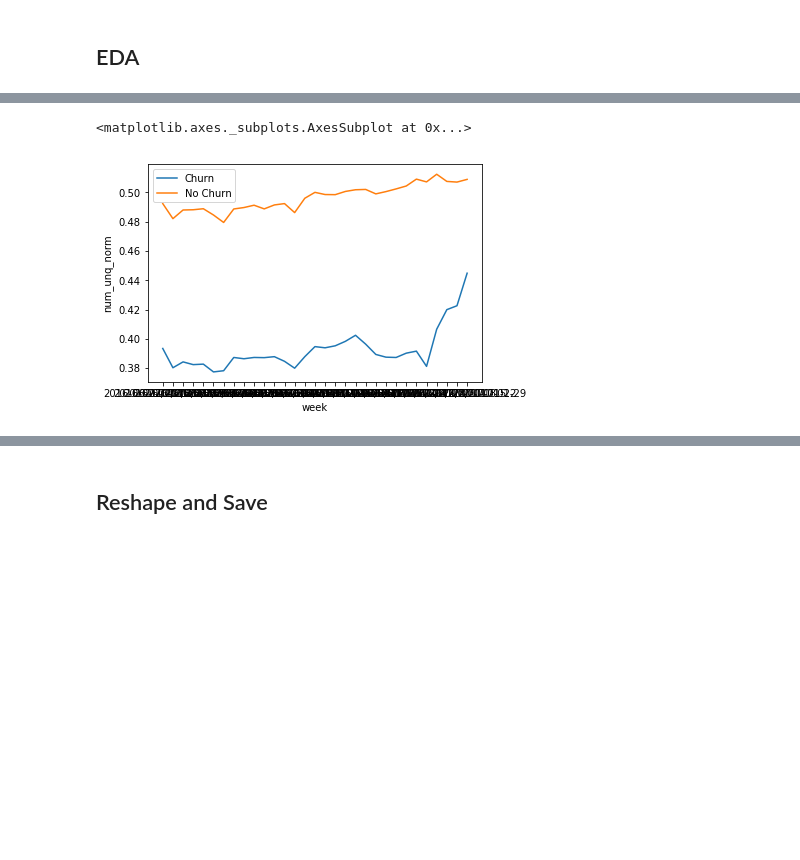
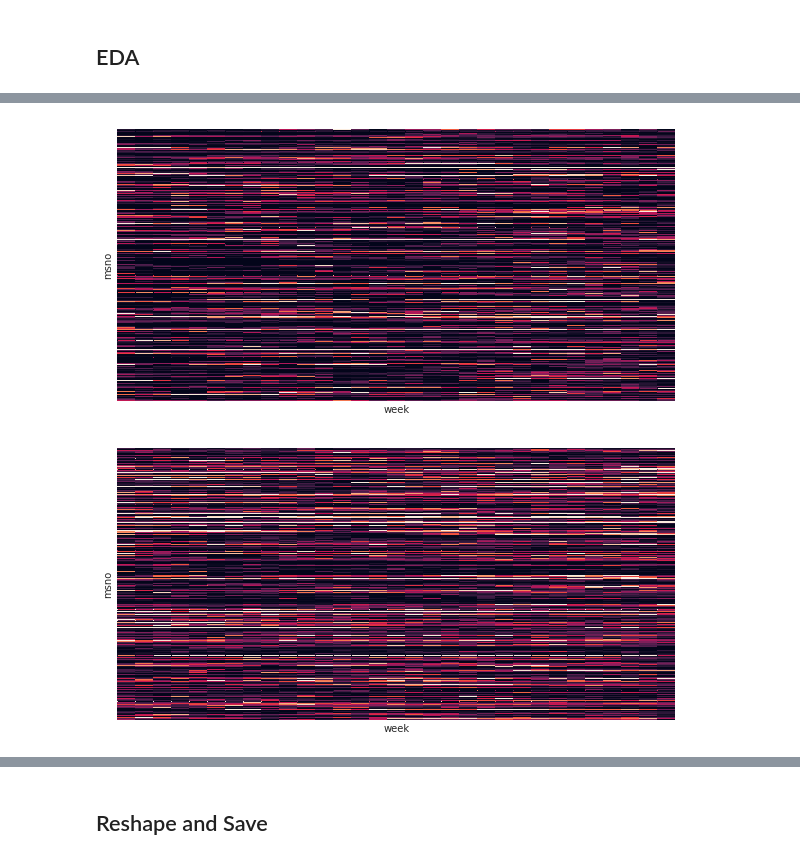
Before and after one commit to adamribaudo/ds5500-capstone, a Jupyter notebook: Preprocess/User_Log_Transform.ipynb, the cells around one changed output, grey strips where cells are left out. Drawn from its saved outputs; the diff is of its cells as text; code cells hidden in the pictures; blank space fills up the shorter version.

```diff
--- a/Preprocess/User_Log_Transform.ipynb
+++ b/Preprocess/User_Log_Transform.ipynb
@@ -213,33 +184,21 @@ padded_df.head()
-# %%
-padded_df_labeled = padded_df.merge(right=y,how="left",on="msno")
-padded_df_labeled.drop(['num_25_norm', 'num_50_norm', 'num_75_norm',
-       'num_985_norm', 'num_100_norm', 'total_secs_norm'],inplace=True,axis=1)
-padded_df_churn = padded_df_labeled[padded_df_labeled["is_churn"] == 1]
-padded_df_no_churn = padded_df_labeled[padded_df_labeled["is_churn"] == 0]
-mean_churn_by_date = padded_df_churn.drop(["is_churn","msno"],axis=1).groupby(['week']).mean().reset_index()
-mean_no_churn_by_date = padded_df_no_churn.drop(["is_churn","msno"],axis=1).groupby(['week']).mean().reset_index()
-#mean_churn_by_date["num_unq_norm_centered"] = mean_churn_by_date.num_unq_norm - mean_churn_by_date.num_unq_norm.mean()
-#mean_no_churn_by_date["num_unq_norm_centered"] = mean_no_churn_by_date.num_unq_norm - mean_no_churn_by_date.num_unq_norm.mean()
-sns.lineplot(data=mean_churn_by_date,x="week", y="num_unq_norm", label="Churn")
-sns.lineplot(data=mean_no_churn_by_date,x="week", y="num_unq_norm", label="No Churn")
-# %% [output]
-<matplotlib.axes._subplots.AxesSubplot at 0x...>
-[figure, removed]
 # %%
 grouped_df = padded_df.drop(['num_25_norm', 'num_50_norm', 'num_75_norm',
        'num_985_norm', 'num_100_norm', 'num_unq_norm', 'total_secs_norm'],axis=1)
-grouped_df["sum"] = padded_df.num_unq_norm #padded_df.drop(["msno","date"],axis=1).sum(axis=1)
-pivot_df = grouped_df.pivot(index="msno",columns="week",values="sum")
+grouped_df["sum_vals"] = padded_df.num_unq_norm #padded_df.drop(["msno","date"],axis=1).sum(axis=1)
+pivot_df = grouped_df.pivot(index="msno",columns="week",values="sum_vals")
 pivot_df_churn = pivot_df[(y.sort_values("msno")["is_churn"] == 1).values]
 pivot_df_nochurn = pivot_df[(y.sort_values("msno")["is_churn"] == 0).values]
 # %%
 with sns.axes_style("white"):
     f, ax = plt.subplots(figsize=(10, 5))
-    ax = sns.heatmap(pivot_df_churn,cbar=True,yticklabels=False,xticklabels=False)
+    ax = sns.heatmap(pivot_df_churn,cbar=False,yticklabels=False,xticklabels=False)
 
 with sns.axes_style("dark"):
     f, ax = plt.subplots(figsize=(10, 5))
-    ax = sns.heatmap(pivot_df_nochurn,cbar=True,yticklabels=False,xticklabels=False)
+    ax = sns.heatmap(pivot_df_nochurn,cbar=False,yticklabels=False,xticklabels=False)
+# %% [output]
+[figure, added]
+[figure, added]
 # %%
 churn_avg = pivot_df_churn.copy()
 churn_avg["Avg CHURN User"]="foo"
```
Also changed, not shown: parts of 29 cells of this notebook, 7 other files.
